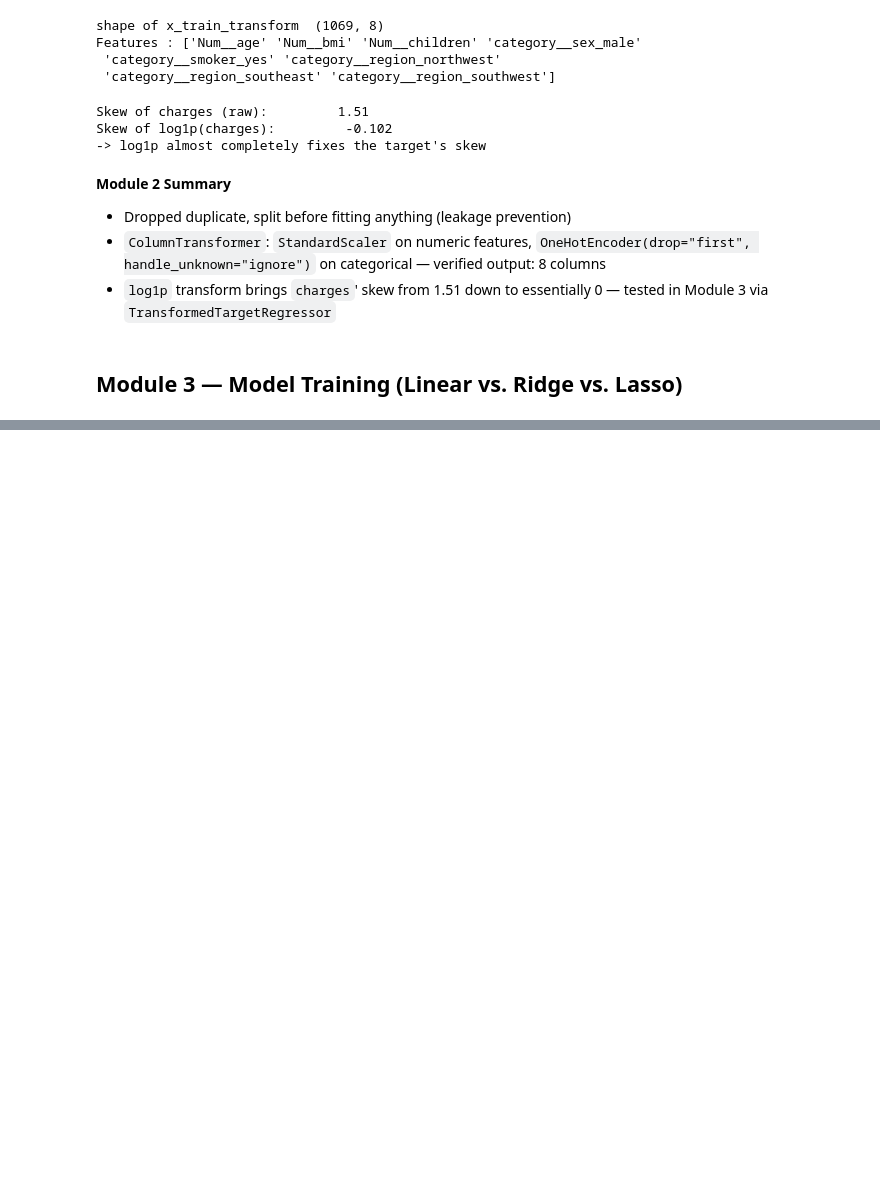
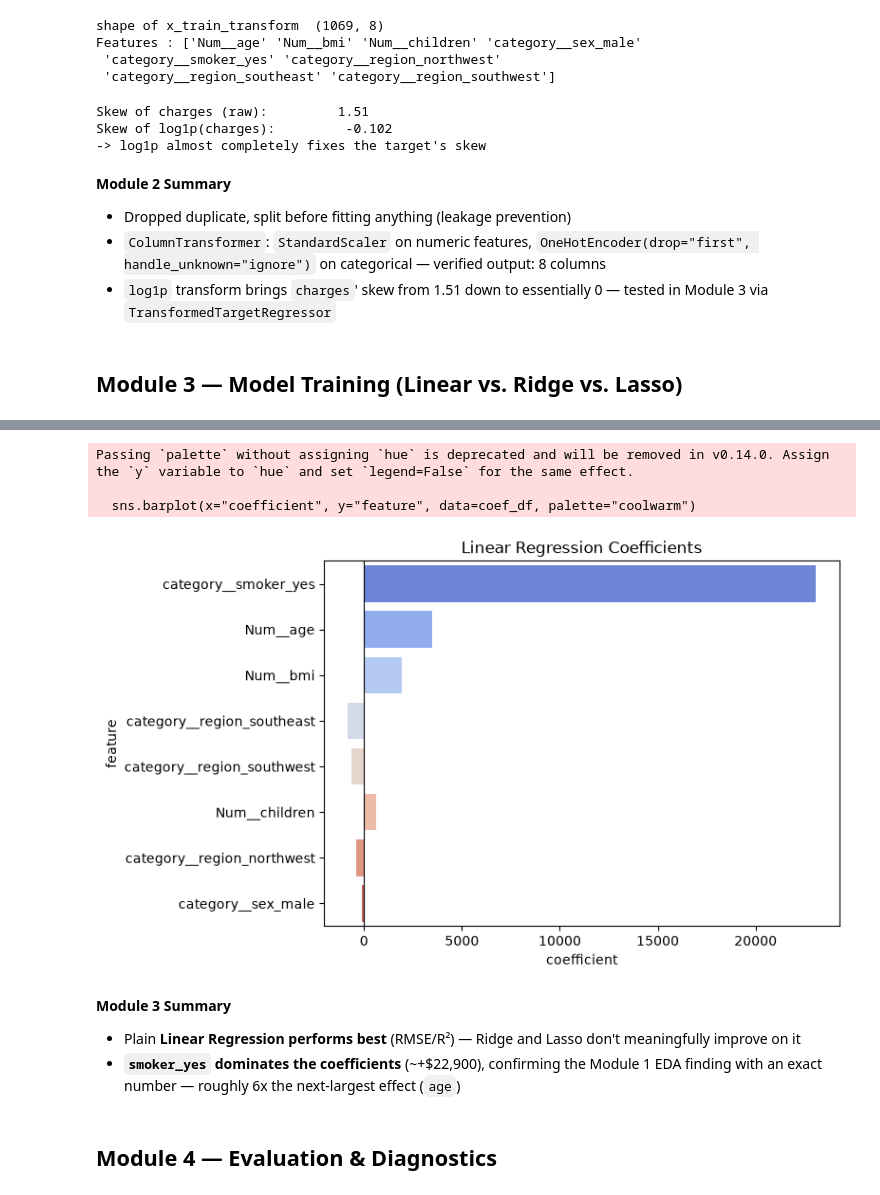
Before and after one commit to Shreyashs-dg/linear-regression-insurance-cost, a Jupyter notebook: notebooks/insurance_analysis.ipynb, the cells around one changed output, grey strips where cells are left out. Saved outputs shown, nothing was run; the diff lists cells and outputs as text; code cells hidden in the pictures; blank space fills up the shorter version.

```diff
--- a/notebooks/insurance_analysis.ipynb
+++ b/notebooks/insurance_analysis.ipynb
@@ -176,9 +186,9 @@ plt.show()
 X = df.drop('charges',axis=1)
 y = df['charges']
 # %%
-x_train, x_test,y_train, y_test = train_test_split(X,y,test_size=0.2,random_state=42)
-print("train data Shape : ",x_train.shape)
-print("test data Shape : ",x_test.shape)
+X_train, X_test,y_train, y_test = train_test_split(X,y,test_size=0.2,random_state=42)
+print("train data Shape : ",X_train.shape)
+print("test data Shape : ",X_test.shape)
 # %% [output]
 train data Shape :  (1069, 6)
 test data Shape :  (268, 6)
@@ -214,0 +279,6 @@ Skew of log1p(charges):         -0.102
+# %%
+feature_names = lr_pipe.named_steps["preprocessor"].get_feature_names_out()
+coefs = lr_pipe.named_steps["model"].coef_
+
+coef_df = pd.DataFrame({"feature": feature_names, "coefficient": coefs}).sort_values("coefficient", key=abs, ascending=False)
+coef_df
@@ -214,0 +295,18 @@ Skew of log1p(charges):         -0.102
+# %%
+plt.figure(figsize=(7, 5))
+sns.barplot(x="coefficient", y="feature", data=coef_df, palette="coolwarm")
+plt.title("Linear Regression Coefficients")
+plt.axvline(0, color="black", linewidth=0.8)
+plt.savefig("../images/coefficients.png", dpi=100)
+plt.show()
+# %% [output]
+Passing `palette` without assigning `hue` is deprecated and will be removed in v0.14.0. Assign the `y` variable to `hue` and set `legend=False` for the same effect.
+
+  sns.barplot(x="coefficient", y="feature", data=coef_df, palette="coolwarm")
+[figure, added]
+# %% [markdown]
+**Module 3 Summary**
+- Plain **Linear Regression performs best** (RMSE/R²) — Ridge and Lasso don't meaningfully improve on it
+- **`smoker_yes` dominates the coefficients** (~+$22,900), confirming the Module 1 EDA finding with an exact number — roughly 6x the next-largest effect (`age`)
+# %% [markdown]
+## Module 4 — Evaluation & Diagnostics
```
Also changed, not shown: parts of 7 cells of this notebook, 2 other files.
